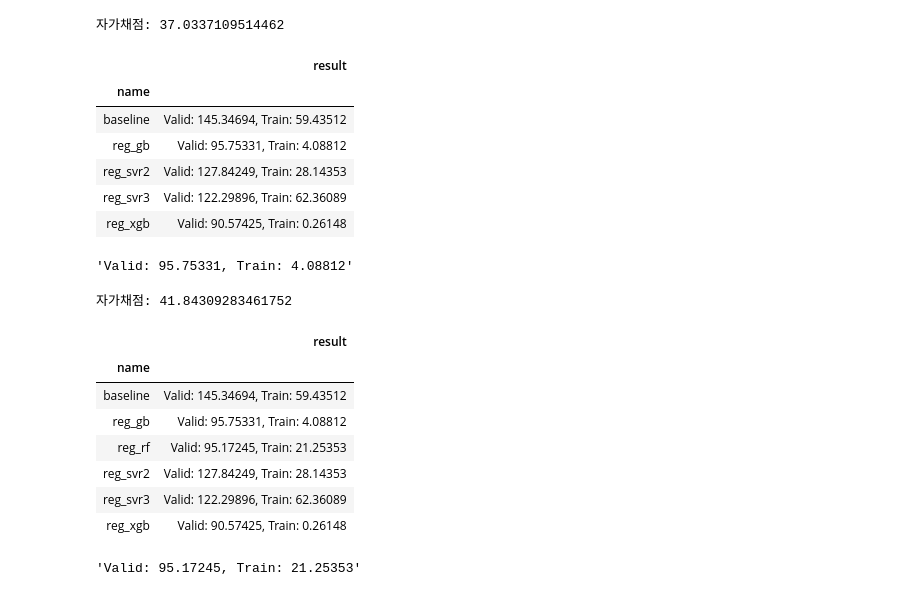
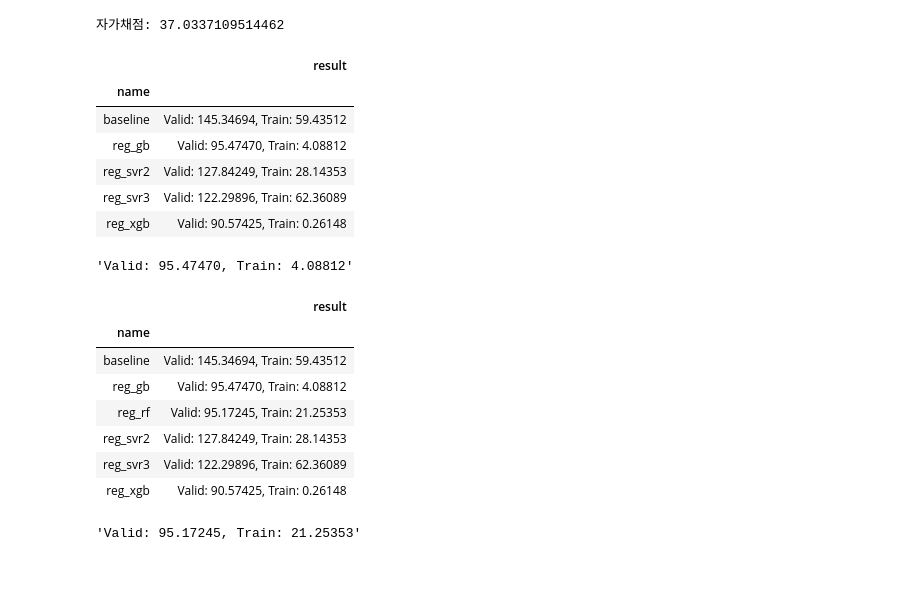
Before and after one commit to sunkusun9/DS_lv3_2507_1, a Jupyter notebook: sec_ds_lv3_prob3_kaggle.ipynb, the cells around one changed output. Drawn from its saved outputs; the diff is of its cells as text; code cells hidden in the pictures.

Commit message:
Day1 Kaggle 문제 최종 노트 올립니다.

```diff
--- a/sec_ds_lv3_prob3_kaggle.ipynb
+++ b/sec_ds_lv3_prob3_kaggle.ipynb
@@ -418,37 +445,33 @@ print('자가채점: {}'.format(mean_absolute_error(s_kaggle_ans, prd)))
 # %%
 # GB: Gradient Boosting Tree 를 사용해봅니다.
 
 from sklearn.ensemble import GradientBoostingRegressor
 X_gb = "15분, 30분, 45분, 60분, Hour, DayName, AM, Weekend_yn, Holiday_yn, Avg, TotalHour, 생산량, 기온, 풍속, 습도, 강수량, 전기요금(계절), 공장인원, 인건비"
 X_gb = [i.strip() for i in X_gb.split(',')]
 
 ct = ColumnTransformer([
     ('ohe', OneHotEncoder(categories = 'auto'), ['DayName']),
     ('pt', 'passthrough', [i for i in X_gb if i not in ['DayName']])
 ])
 reg_gb = make_pipeline(
     ct, GradientBoostingRegressor(
-        max_depth = None,
-        max_leaf_nodes = 127,
-        n_estimators = 200,
-        learning_rate = 0.09
+        max_depth = None, # 트리의 깊이가 무제한으로 성장토록합니다. => max_leaf_nodes로 트리 복잡도를 정합니다.
+        max_leaf_nodes = 127, # 단말 노드를 제한을 하여 성장을 억제합니다. 그리고 max_leaf_nodes를 설정하면 성능 위주 성장을 하게 됩니다.
+        n_estimators = 200, # 2. 최적의 n_estimators -> 리소스가 허용하는 만큼 사이즈를 키워 보세요
+        learning_rate = 0.09, # 3. 과적합이 발생한다면 learning_rate를 조정하여 과적합에 대응합니다.
+        # 4. 다른 하이퍼 파라메터를 추가하여 튜닝을 더해보거나 max_leaf_nodes 부터 다시 잡하보는 시도를 해봅니다. => Ex. min_samples_leaf
     )
 )
 eval_model('reg_gb', reg_gb)
 # %% [output]
 |  | result |
 | name |  |
 | baseline | Valid: 145.34694, Train: 59.43512 |
-| reg_gb | Valid: 95.75331, Train: 4.08812 |
+| reg_gb | Valid: 95.47470, Train: 4.08812 |
 | reg_svr2 | Valid: 127.84249, Train: 28.14353 |
 | reg_svr3 | Valid: 122.29896, Train: 62.36089 |
 | reg_xgb | Valid: 90.57425, Train: 0.26148 |
-'Valid: 95.75331, Train: 4.08812'
+'Valid: 95.47470, Train: 4.08812'
-# %%
-prd = select_model(reg_gb)
-print('자가채점: {}'.format(mean_absolute_error(s_kaggle_ans, prd)))
-# %% [output]
-자가채점: 41.84309283461752
 # %%
 # RF: RandomForesetRegressor
 from sklearn.ensemble import RandomForestRegressor
@@ -460,14 +483,19 @@ ct = ColumnTransformer([
     ('pt', 'passthrough', [i for i in X_rf if i not in ['DayName']])
 ])
 reg_rf = make_pipeline(
-    ct, RandomForestRegressor(n_estimators = 50, random_state = 123)
+    ct, RandomForestRegressor(
+        n_estimators = 50, # 1. 리소스가 허용하는 최대의 기반모델을 파악합니다.
+        max_depth = None,  # 2. max_depth로 최적의 기반 모델의 복잡도를 파악합니다.
+        # 3. 다른 하이퍼 파라메터를 추가하여 튜닝을 더해보거나 n_estimators 부터 다시 잡하보는 시도를 해봅니다.
+        random_state = 123
+    )
 )
 eval_model('reg_rf', reg_rf)
 # %% [output]
 |  | result |
 | name |  |
 | baseline | Valid: 145.34694, Train: 59.43512 |
-| reg_gb | Valid: 95.75331, Train: 4.08812 |
+| reg_gb | Valid: 95.47470, Train: 4.08812 |
 | reg_rf | Valid: 95.17245, Train: 21.25353 |
 | reg_svr2 | Valid: 127.84249, Train: 28.14353 |
 | reg_svr3 | Valid: 122.29896, Train: 62.36089 |
```
Also changed, not shown: parts of 12 cells of this notebook.
